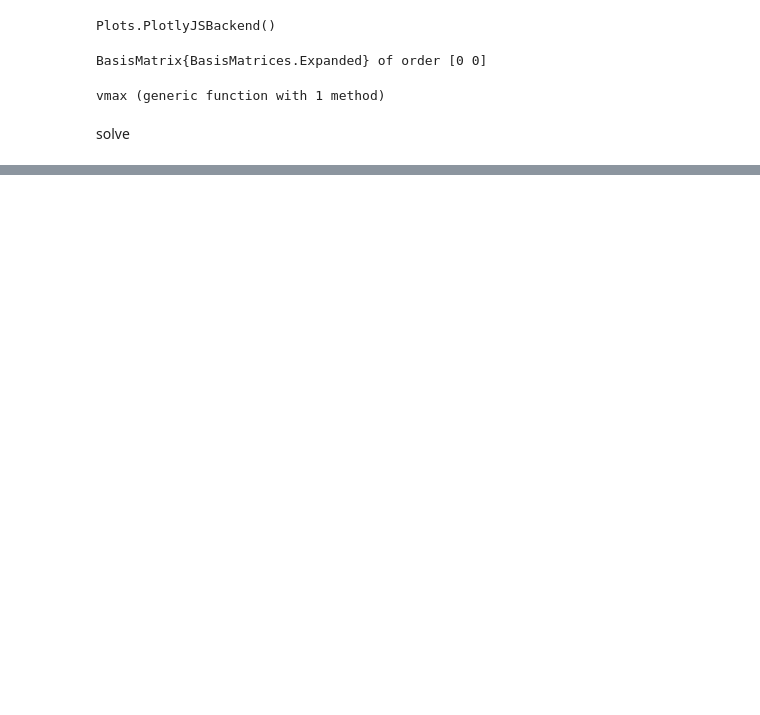
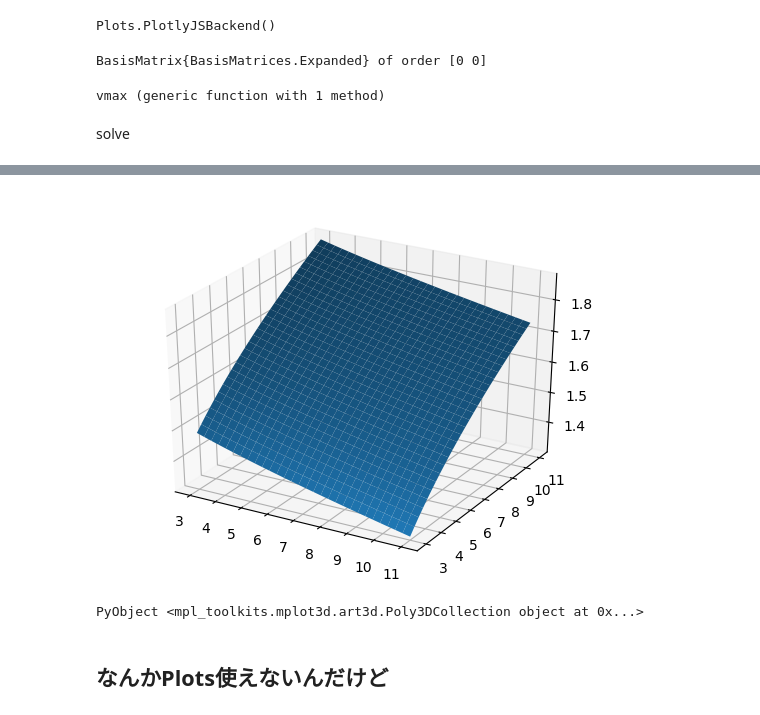
Before and after one commit to keiikegami/IRG, a Jupyter notebook: share_game.ipynb, the cells around one changed output, grey strips where cells are left out. Saved outputs shown, nothing was run; the diff lists cells and outputs as text; code cells hidden in the pictures; blank space fills up the shorter version.

```diff
--- a/share_game.ipynb
+++ b/share_game.ipynb
@@ -112,7 +112,7 @@ function gq(model::IRG, num_nodes::Int64)
 end
 
 # collocation function
-function vmax(model::IRG, colnodes::Array{Float64, 2}, action::Array{Float64, 2}, coef::Array{Float64, 2}, epss::Array{Float64, 2}, weights::Array{Float64, 1})
+function vmax(model::IRG, colnodes::Array{Float64, 2}, b, action::Array{Float64, 2}, coef::Array{Float64, 2}, epss::Array{Float64, 2}, weights::Array{Float64, 1})
     xnew = action
     v = zeros((size(colnodes)[1], 2))
     for p in 1:2
@@ -127,9 +127,9 @@ function vmax(model::IRG, colnodes::Array{Float64, 2}, action::Array{Float64, 2}
             for k in 1:num_nodes^2
                 eps, weight= epss[k, :], weights[k]
                 transition, transition_der1, transition_der2 = s(model, action, eps), sx(model, action, eps, p), sxx(model, action, eps, p)
-                vn = funeval(coef[:, p], basis, transition)
-                vnder1 =  funeval(coef[:, p], basis, transition, order1)
-                vnder2 = funeval(coef[:, p], basis, transition, order2)
+                vn = funeval(coef[:, p], b, transition)
+                vnder1 =  funeval(coef[:, p], b, transition, order1)
+                vnder2 = funeval(coef[:, p], b, transition, order2)
                 Ev += weight * vn
                 Evx += weight* vnder1.* transition_der1
                 Evxx += weight * (vnder1.*transition_der2 + vnder2 .* (transition_der1.^2))
@@ -186 +196,28 @@ z = reshape(x[:, 1], n+2, n+2);
+# %%
+# 新しいgridでvmax
+nn = 30
+gri = linspace(smin, smax, nn)
+new_grid = gridmake(gri, gri)
+x = zeros(nn^2, 2)+1
+v_true = vmax(model, new_grid, basis, x, c, e, w)[1][:, 1];
+# %%
+# これがn = 15でモデルを解いた結果得られたものから計算した予測値
+predict_value = funeval(c, basis, new_grid)[:, 1];
+# %%
+resid = reshape(v_true - predict_value, nn, nn)
+xgrid = zeros((nn, nn))
+ygrid = zeros((nn, nn))
+for i in 1:nn
+    xgrid[i, :] = Array(gri)'
+end
+for i in 1:nn
+    ygrid[:, i] = Array(gri)
+end
+
+surf(xgrid, ygrid, resid)
+# %% [output]
+[figure, added]
+PyObject <mpl_toolkits.mplot3d.art3d.Poly3DCollection object at 0x...>
+# %% [markdown]
+## なんかPlots使えないんだけど
 # %%
```
Also changed, not shown: parts of 8 cells of this notebook.
